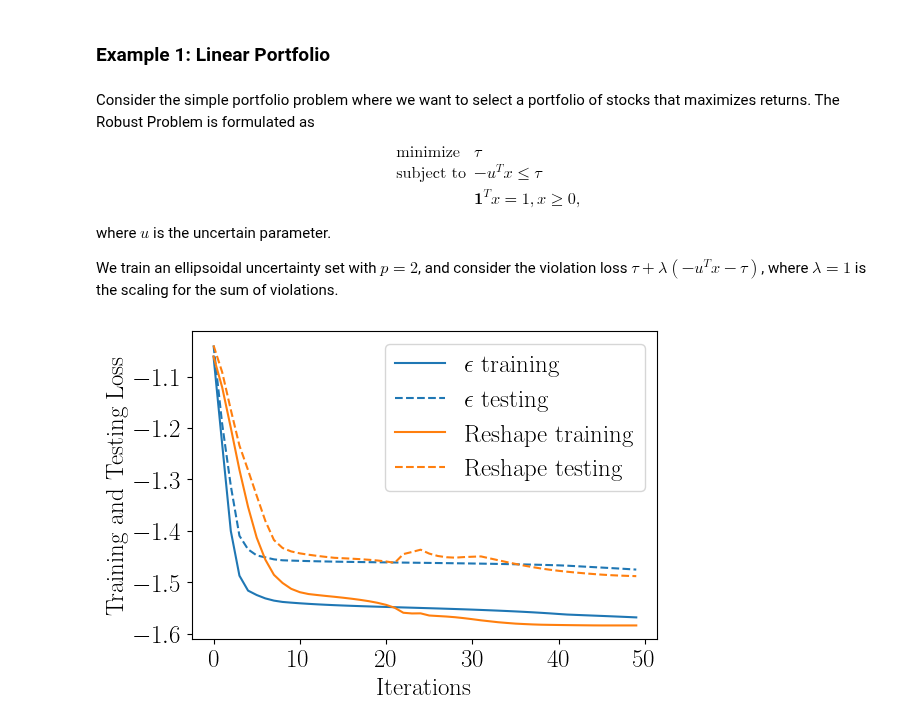
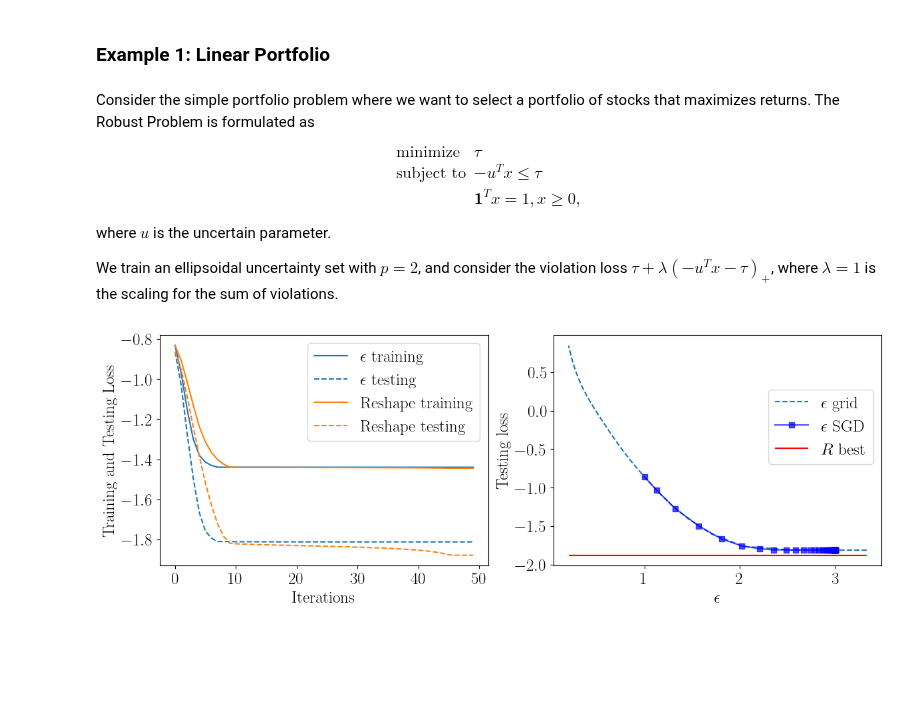
Before and after one commit to stellatogrp/lropt, a Jupyter notebook: examples/experiments/tutorial_learning.ipynb, the cells around one changed output. Cells and saved outputs as stored; diff of their text form; code cells hidden in the pictures; blank space fills up the shorter version.

```diff
--- a/examples/experiments/tutorial_learning.ipynb
+++ b/examples/experiments/tutorial_learning.ipynb
@@ -84,7 +84,7 @@ $$
 $$
 where $u$ is the uncertain parameter.
 
-We train an ellipsoidal uncertainty set with $p = 2$, and consider the violation loss $\tau + \lambda(-u^Tx - \tau)$, where $\lambda = 1$ is the scaling for the sum of violations.
+We train an ellipsoidal uncertainty set with $p = 2$, and consider the violation loss $\tau + \lambda(-u^Tx - \tau)_+$, where $\lambda = 1$ is the scaling for the sum of violations.
 # %%
 # The violation loss function, in torch tensors
 def violation_loss(t_soln, x_soln, data, lmbda=1):
@@ -104,48 +113,47 @@ def normal_returns1(m, N):
-# %%
-# Problem size
-num_stocks = 50
-N = 400
-
-# Formulate the data
-d1 = normal_returns(num_stocks,int(N/2))
-data = d1
-# d2 = normal_returns1(num_stocks,int(2*N/3))
-# data = np.concatenate((d1,d2))
 # %%
 
 # Formulate the uncertainty set and uncertain parameter
 unc_set = lro.Ellipsoidal(data=data, loss=violation_loss)
 u = lro.UncertainParameter(num_stocks, uncertainty_set=unc_set)
 
 # Formulate the Robust Problem
 x = cp.Variable(num_stocks)
 t = cp.Variable()
 
 objective = cp.Minimize(t)
 cons = [-u @ x <= t]
 cons += [cp.sum(x) == 1, x >= 0]
 
 prob_robust = lro.RobustProblem(objective, cons)
-s = 10
+s = 20
 
 # Train only epsilon
 df, newprob = prob_robust.train(eps=True, lr=0.1, step=50, momentum = 0.8, optimizer = "SGD", initeps = 1, seed = s)
 
 # Train A and b
 df1, newprob = prob_robust.train(lr=0.5, step=50, momentum = 0.8, optimizer = "SGD", initeps = 1, seed = s)
 
-# Grid search epsilno
-dfgrid, newprob = prob_robust.grid(epslst = np.linspace(0.3, 5, 20), seed = s)
+# Grid search epsilon
+dfgrid, newprob = prob_robust.grid(epslst = np.linspace(0.3, 5, 50), seed = s)
 
 # Plot results
-plt.figure(figsize=(6, 4))
-plt.plot(df['step'], df['Loss_val'], color="tab:blue", label=r"$\epsilon$ training")
-plt.plot(df['step'], df['Eval_val'], linestyle='--', color="tab:blue", label=r"$\epsilon$ testing")
-plt.plot(df1['step'], df1['Loss_val'], color="tab:orange", label="Reshape training")
-plt.plot(df1['step'], df1['Eval_val'], linestyle='--', color="tab:orange", label="Reshape testing")
-plt.legend()
-plt.xlabel("Iterations")
-plt.ylabel("Training and Testing Loss")
+fig, (ax1, ax2) = plt.subplots(1, 2, figsize=(14, 4.5))
+ax1.plot(df['step'], df['Loss_val'], color="tab:blue", label=r"$\epsilon$ training")
+ax1.plot(df['step'], df['Eval_val'], linestyle='--', color="tab:blue", label=r"$\epsilon$ testing")
+ax1.plot(df1['step'], df1['Loss_val'], color="tab:orange", label="Reshape training")
+ax1.plot(df1['step'], df1['Eval_val'], linestyle='--', color="tab:orange", label="Reshape testing")
+ax1.legend()
+ax1.set_xlabel("Iterations")
+ax1.set_ylabel("Training and Testing Loss")
+
+styles = ["s",'o',"^","v","<",">","o",'s',"^","v","<",">"]
+j=0
+ax2.plot(dfgrid["Eps"], dfgrid["Eval_val"], color = colors[j], linestyle='--',label="$\epsilon$ grid")
+ax2.plot(df["A_norm"],df["Eval_val"], linestyle='-', marker=styles[j], color = "blue", label="$\epsilon$ SGD",alpha = 0.7)
+ax2.hlines( xmin = np.min(dfgrid["Eps"]), xmax = np.max(dfgrid["Eps"]), y = np.min(df1["Eval_val"]), label = "$R$ best", color= "red")
+ax2.set_xlabel("$\epsilon$")
+ax2.set_ylabel("Testing loss")
+ax2.legend(bbox_to_anchor=(1, 0.8))
 plt.show()
 # %% [output]
-[figure, old version]
+[figure, new version]
```
Also changed, not shown: parts of 12 cells of this notebook, 13 other files.
